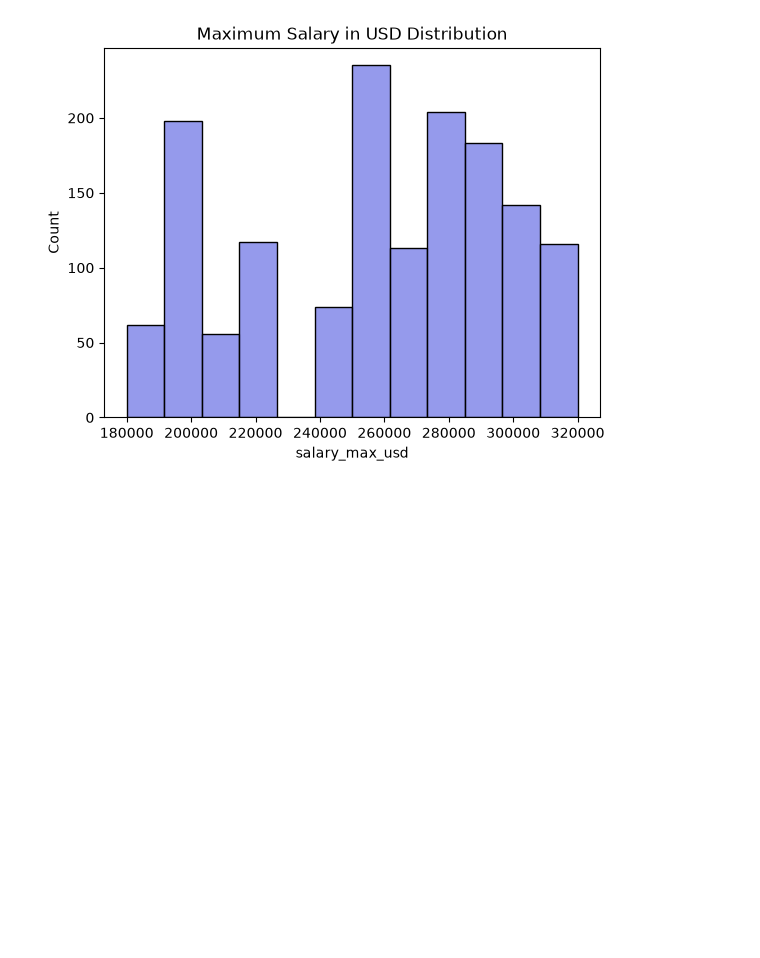
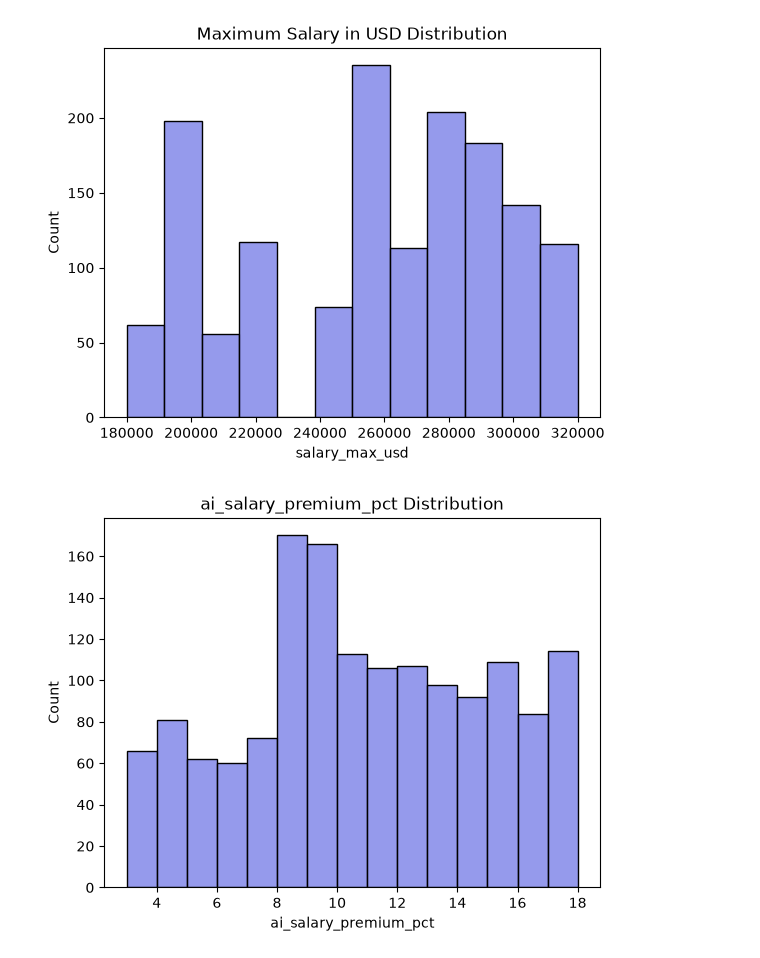
Before and after one commit to ingalemansi70/Machine_Learning, a Jupyter notebook: Assignment_19.ipynb, the cells around one changed output. Drawn from its saved outputs; the diff is of its cells as text; code cells hidden in the pictures; blank space fills up the shorter version.

```diff
--- a/Assignment_19.ipynb
+++ b/Assignment_19.ipynb
@@ -123,8 +135,10 @@ plt.show()
 # %% [output]
 [figure]
 # %%
-#hisplot of years_of_experience
-sns.histplot(data = numerical_df,x="salary_min_usd",color="#7278e6")
-plt.title("Experience year Distribution")
+#hisplot of ai_salary_premium_pct
+sns.histplot(data = numerical_df,x="ai_salary_premium_pct",color="#7278e6")
+plt.title("ai_salary_premium_pct Distribution")
 plt.show()
+# %% [output]
+[figure, added]
 # %%
```
Also changed, not shown: parts of 11 cells of this notebook.
